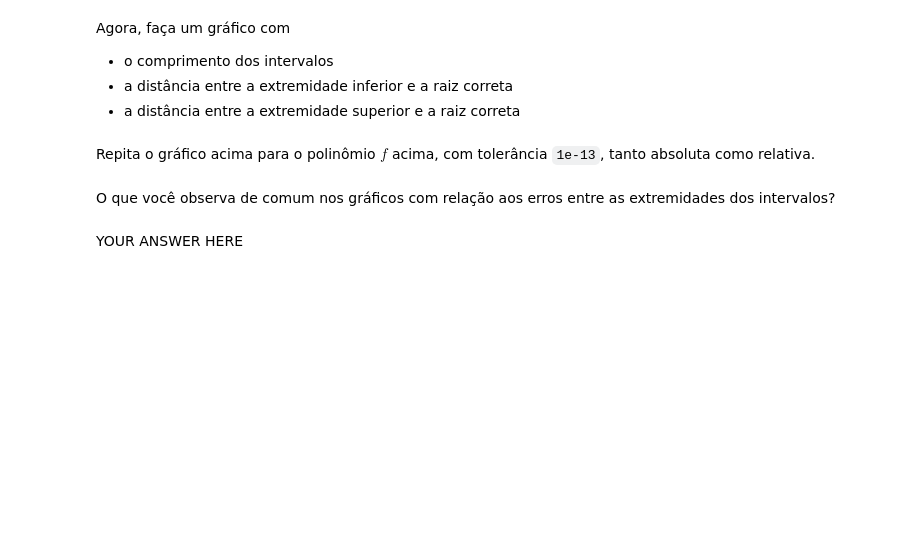
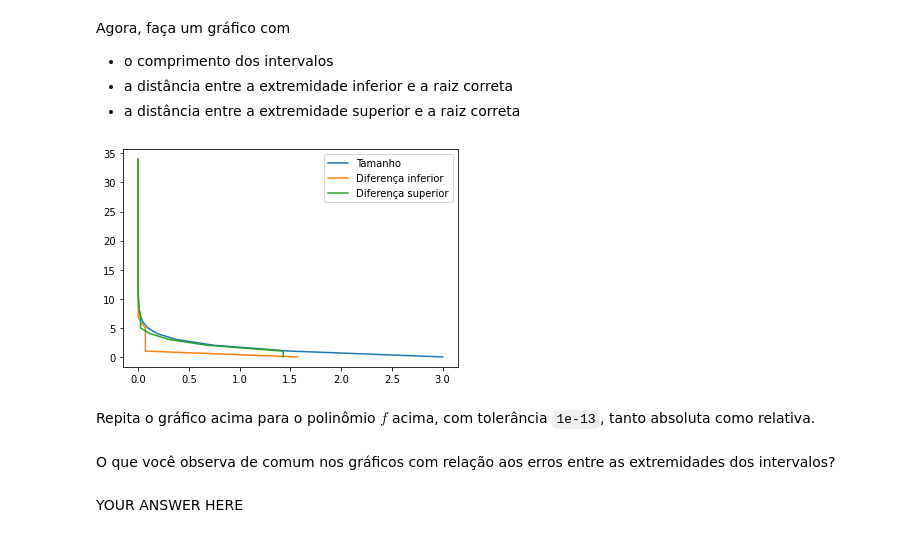
Before and after one commit to epedropaulo/MyPython, a Jupyter notebook: 10 - Computação científica/Semana 3/Teste2.ipynb, the cells around one changed output. Cells and saved outputs as stored; diff of their text form; code cells hidden in the pictures; blank space fills up the shorter version.

```diff
--- a/10 - Computação científica/Semana 3/Teste2.ipynb
+++ b/10 - Computação científica/Semana 3/Teste2.ipynb
@@ -217,3 +237,25 @@ ax = plt.gca()
+# %%
+a, b = 0, 3
+
+intervalos = bissecao_extremidades(np.cos, a, b)
+raiz = (intervalos[-1][1] + intervalos[-1][0]) / 2
+
+y = range(len(tamanhos))
+
+tamanhos = [abs(i[1] - i[0]) for i in intervalos]
+diferenca_inf = [abs(i[0] - raiz) for i in intervalos]
+diferenca_sup = [abs(i[1] - raiz) for i in intervalos]
+
+plt.plot(tamanhos, y, label='Tamanho')
+plt.plot(diferenca_inf, y, label='Diferença inferior')
+plt.plot(diferenca_sup, y, label='Diferença superior')
+
+plt.legend()
+
+# Não apague a linha abaixo, ela faz os assert's dos gráficos darem certo
+ax = plt.gca()
+# %% [output]
+[figure, added]
 # %%
 assert len(ax.lines) == 3
 assert len(ax.get_legend().texts) == 3
```
Also changed, not shown: parts of 9 cells of this notebook.
